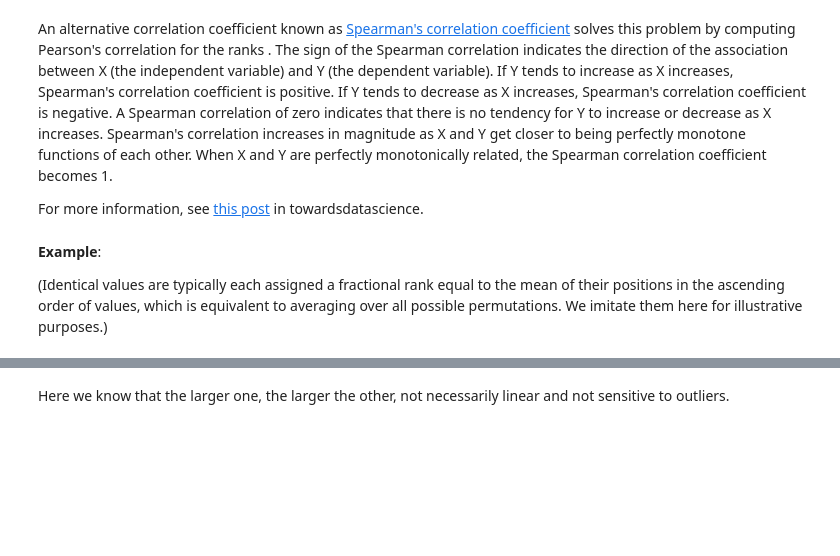
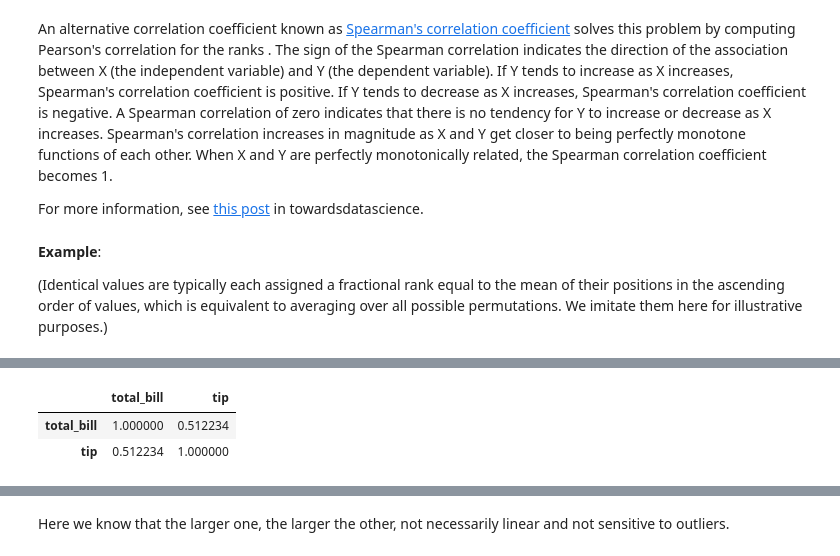
Before and after one commit to nico-stan/lectures, a Jupyter notebook: week-5/02 - Intro to statistics.ipynb, the cells around one changed output, grey strips where cells are left out. Cells and saved outputs as stored; diff of their text form; code cells hidden in the pictures; blank space fills up the shorter version.

```diff
--- a/week-5/02 - Intro to statistics.ipynb
+++ b/week-5/02 - Intro to statistics.ipynb
@@ -577 +822,7 @@ spearmanr(data_x,data_y)[0]
+# %%
+(tips[['total_bill', 'tip']]).corr()  # Pearson is the default
+# %% [output]
+|  | total_bill | tip |
+| total_bill | 1.000000 | 0.512234 |
+| tip | 0.512234 | 1.000000 |
 # %%
```
Also changed, not shown: parts of 95 cells of this notebook.
